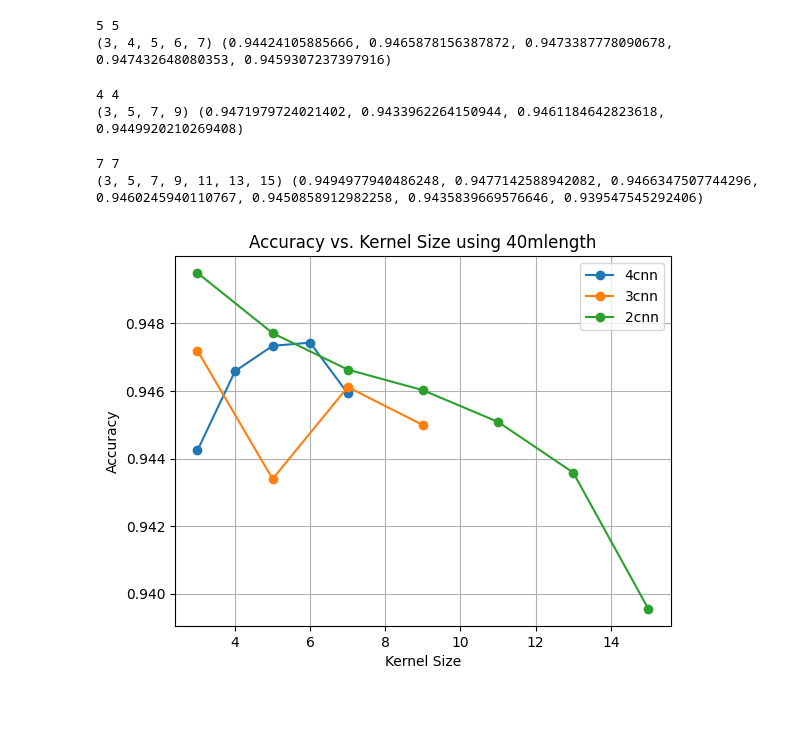
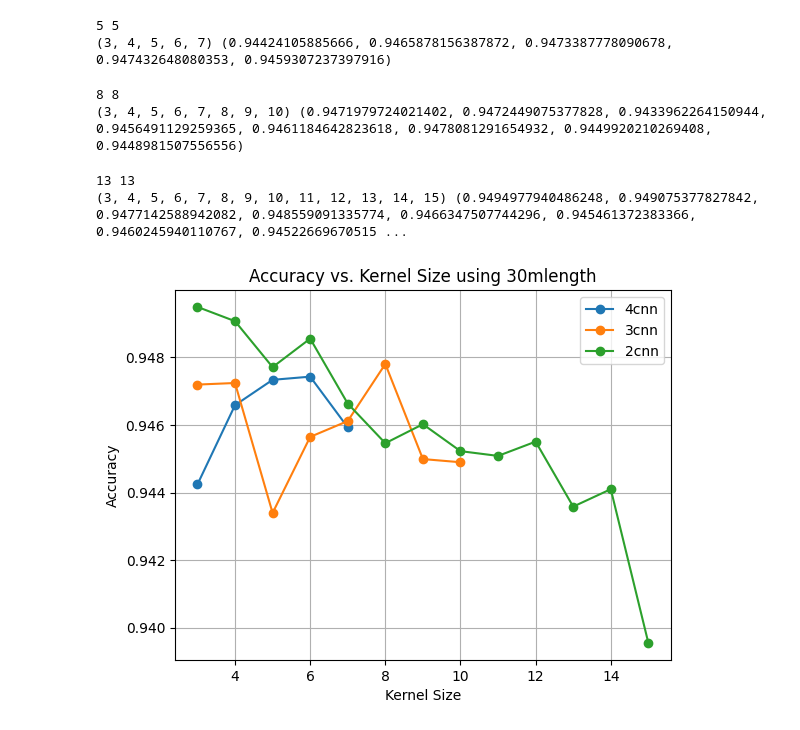
Before and after one commit to MinSuan96/TwitterSA, a Jupyter notebook: code/plot_report.ipynb, the cells around one changed output. Cells and saved outputs as stored; diff of their text form; code cells hidden in the pictures.

```diff
--- a/code/plot_report.ipynb
+++ b/code/plot_report.ipynb
@@ -9,7 +9,7 @@ def read_reports(path, layers, max_length):
     dfs = []
     kernel_sizes = []
     accuracy_values = []
-    for filename in all_files:
+    for filename in glob.glob(path):
         if layers in filename and max_length in filename:
             dfs.append(pd.read_csv(filename))
             ksize = int(filename[-22:-20])
@@ -36,25 +36,25 @@ layers1 = '3cnn'
 
 kernel_sizes1, accuracy_values1 = read_reports(path, layers1, max_length0)
 # %% [output]
-4 4
-(3, 5, 7, 9) (0.9471979724021402, 0.9433962264150944, 0.9461184642823618, 0.9449920210269408)
+8 8
+(3, 4, 5, 6, 7, 8, 9, 10) (0.9471979724021402, 0.9472449075377828, 0.9433962264150944, 0.9456491129259365, 0.9461184642823618, 0.9478081291654932, 0.9449920210269408, 0.9448981507556556)
 # %%
 layers2 = '2cnn'
 
 kernel_sizes2, accuracy_values2 = read_reports(path, layers2, max_length0)
 # %% [output]
-7 7
-(3, 5, 7, 9, 11, 13, 15) (0.9494977940486248, 0.9477142588942082, 0.9466347507744296, 0.9460245940110767, 0.9450858912982258, 0.9435839669576646, 0.939547545292406)
+13 13
+(3, 4, 5, 6, 7, 8, 9, 10, 11, 12, 13, 14, 15) (0.9494977940486248, 0.949075377827842, 0.9477142588942082, 0.948559091335774, 0.9466347507744296, 0.945461372383366, 0.9460245940110767, 0.94522669670515 ...
 # %%
 plt.plot(kernel_sizes0, accuracy_values0, '-o', label=layers0)
 plt.plot(kernel_sizes1, accuracy_values1, '-o', label=layers1)
 plt.plot(kernel_sizes2, accuracy_values2, '-o', label=layers2)
 plt.xlabel('Kernel Size')
 plt.ylabel('Accuracy')
-plt.title('Accuracy vs. Kernel Size using {0}'.format(max_length))
+plt.title('Accuracy vs. Kernel Size using {0}'.format(max_length0))
 plt.grid(True)
 plt.legend()
-plt.savefig('./reports/figures/Accuracy vs. Kernel Size using {0}.png'.format(max_length))
+plt.savefig('./reports/figures/Accuracy vs. Kernel Size using {0}.png'.format(max_length0))
 plt.show()
 # %% [output]
-[figure, old version]
+[figure, new version]
```
Also changed, not shown: 20 other files.
